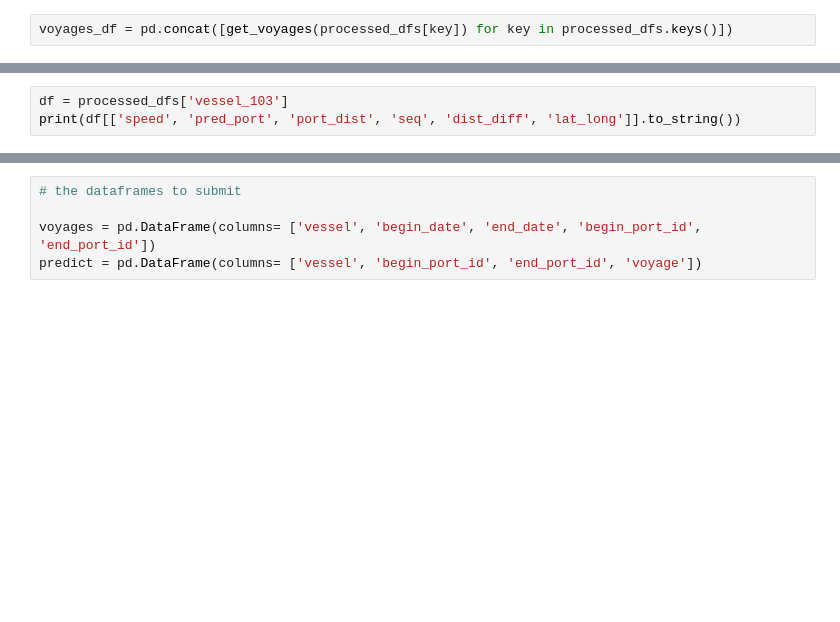
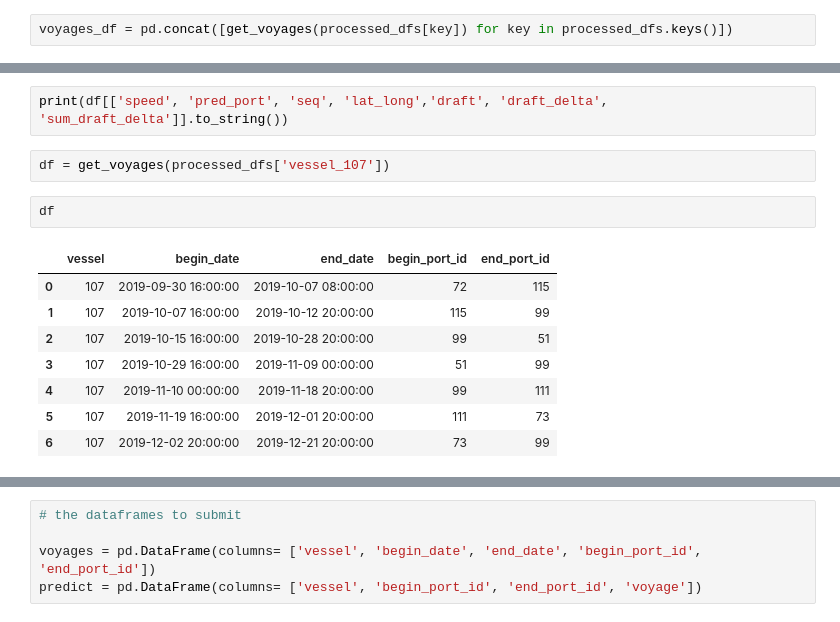
Before and after one commit to yaobviously/sym-cargo, a Jupyter notebook: sym_cargo.ipynb, the cells around one changed output, grey strips where cells are left out. Drawn from its saved outputs; the diff is of its cells as text; blank space fills up the shorter version.

```diff
--- a/sym_cargo.ipynb
+++ b/sym_cargo.ipynb
@@ -289,3 +300,15 @@ df3['len_voyage'] = df3['end_date'] - df3['begin_date']
 # %%
-df = processed_dfs['vessel_103']
-print(df[['speed', 'pred_port', 'port_dist', 'seq', 'dist_diff', 'lat_long']].to_string())
+print(df[['speed', 'pred_port', 'seq', 'lat_long','draft', 'draft_delta', 'sum_draft_delta']].to_string())
+# %%
+df = get_voyages(processed_dfs['vessel_107'])
+# %%
+df
+# %% [output]
+|  | vessel | begin_date | end_date | begin_port_id | end_port_id |
+| 0 | 107 | 2019-09-30 16:00:00 | 2019-10-07 08:00:00 | 72 | 115 |
+| 1 | 107 | 2019-10-07 16:00:00 | 2019-10-12 20:00:00 | 115 | 99 |
+| 2 | 107 | 2019-10-15 16:00:00 | 2019-10-28 20:00:00 | 99 | 51 |
+| 3 | 107 | 2019-10-29 16:00:00 | 2019-11-09 00:00:00 | 51 | 99 |
+| 4 | 107 | 2019-11-10 00:00:00 | 2019-11-18 20:00:00 | 99 | 111 |
+| 5 | 107 | 2019-11-19 16:00:00 | 2019-12-01 20:00:00 | 111 | 73 |
+| 6 | 107 | 2019-12-02 20:00:00 | 2019-12-21 20:00:00 | 73 | 99 |
```
Also changed, not shown: parts of 17 cells of this notebook.
